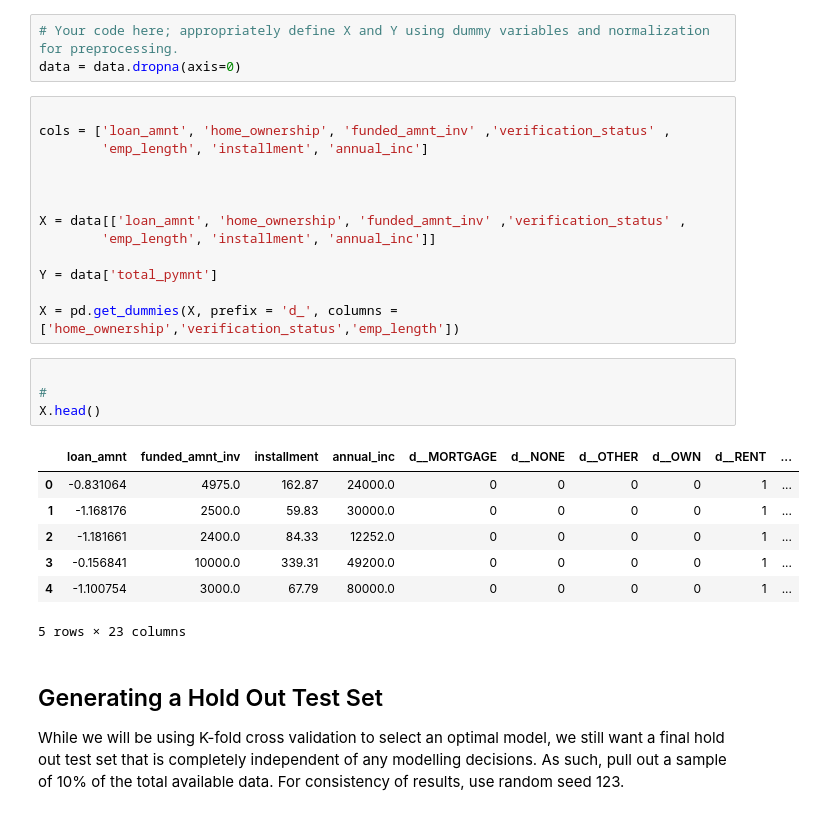
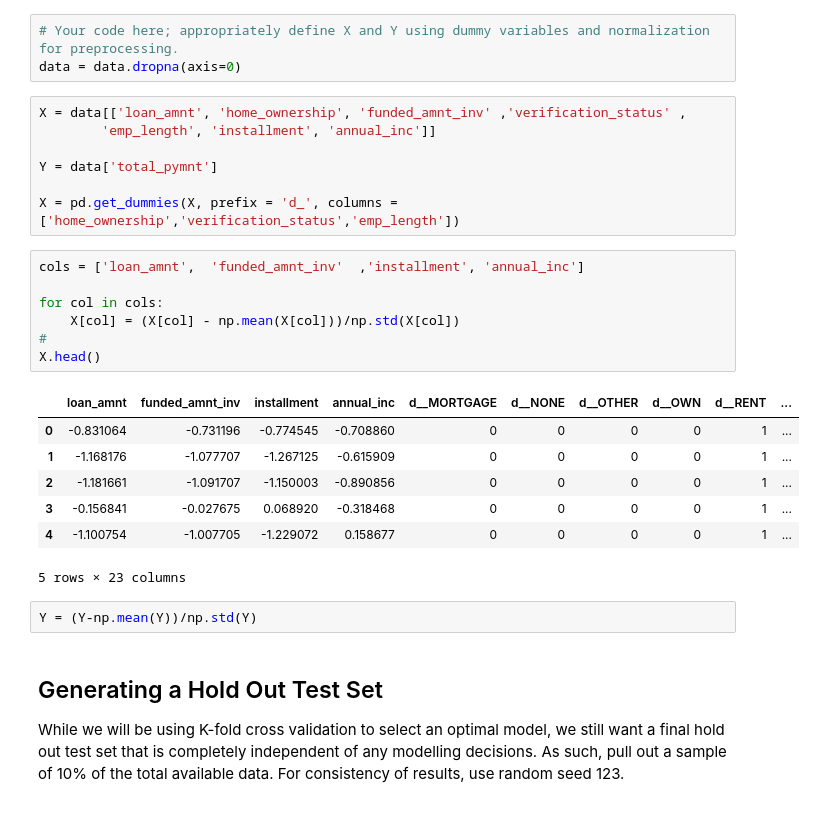
Before and after one commit to MissAle17/dsc-04-42-06-tuning-and-optimizing-neural-networks-lab-online-ds-sp-000, a Jupyter notebook: index.ipynb, the cells around one changed output. Cells and saved outputs as stored; diff of their text form.

```diff
--- a/index.ipynb
+++ b/index.ipynb
@@ -67,30 +67,29 @@ For Y, we are looking to build a model to predict the total payment received for
 # Your code here; appropriately define X and Y using dummy variables and normalization for preprocessing.
 data = data.dropna(axis=0)
 # %%
-
-cols = ['loan_amnt', 'home_ownership', 'funded_amnt_inv' ,'verification_status' ,
-        'emp_length', 'installment', 'annual_inc']
-
-
-
 X = data[['loan_amnt', 'home_ownership', 'funded_amnt_inv' ,'verification_status' ,
         'emp_length', 'installment', 'annual_inc']]
 
 Y = data['total_pymnt']
 
 X = pd.get_dummies(X, prefix = 'd_', columns = ['home_ownership','verification_status','emp_length'])
-# %%
-
-#
-X.head()
-# %% [output]
-|  | loan_amnt | funded_amnt_inv | installment | annual_inc | d__MORTGAGE | d__NONE | d__OTHER | d__OWN | d__RENT | ... |
-| 0 | -0.831064 | 4975.0 | 162.87 | 24000.0 | 0 | 0 | 0 | 0 | 1 | ... |
-| 1 | -1.168176 | 2500.0 | 59.83 | 30000.0 | 0 | 0 | 0 | 0 | 1 | ... |
-| 2 | -1.181661 | 2400.0 | 84.33 | 12252.0 | 0 | 0 | 0 | 0 | 1 | ... |
-| 3 | -0.156841 | 10000.0 | 339.31 | 49200.0 | 0 | 0 | 0 | 0 | 1 | ... |
-| 4 | -1.100754 | 3000.0 | 67.79 | 80000.0 | 0 | 0 | 0 | 0 | 1 | ... |
-5 rows × 23 columns
+# %%
+cols = ['loan_amnt',  'funded_amnt_inv'  ,'installment', 'annual_inc']
+
+for col in cols:
+    X[col] = (X[col] - np.mean(X[col]))/np.std(X[col])
+#
+X.head()
+# %% [output]
+|  | loan_amnt | funded_amnt_inv | installment | annual_inc | d__MORTGAGE | d__NONE | d__OTHER | d__OWN | d__RENT | ... |
+| 0 | -0.831064 | -0.731196 | -0.774545 | -0.708860 | 0 | 0 | 0 | 0 | 1 | ... |
+| 1 | -1.168176 | -1.077707 | -1.267125 | -0.615909 | 0 | 0 | 0 | 0 | 1 | ... |
+| 2 | -1.181661 | -1.091707 | -1.150003 | -0.890856 | 0 | 0 | 0 | 0 | 1 | ... |
+| 3 | -0.156841 | -0.027675 | 0.068920 | -0.318468 | 0 | 0 | 0 | 0 | 1 | ... |
+| 4 | -1.100754 | -1.007705 | -1.229072 | 0.158677 | 0 | 0 | 0 | 0 | 1 | ... |
+5 rows × 23 columns
+# %%
+Y = (Y-np.mean(Y))/np.std(Y)
 # %% [markdown]
 ## Generating a Hold Out Test Set
 
```
Also changed, not shown: parts of 6 cells of this notebook.
